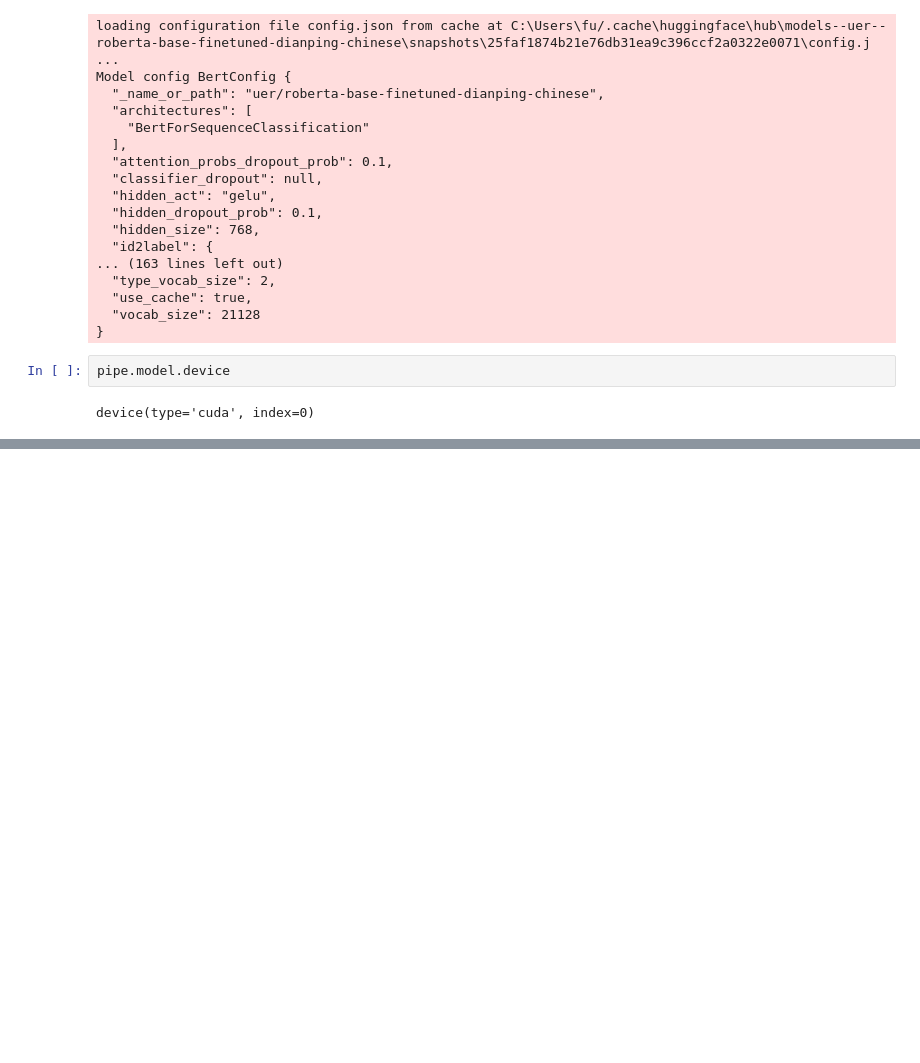
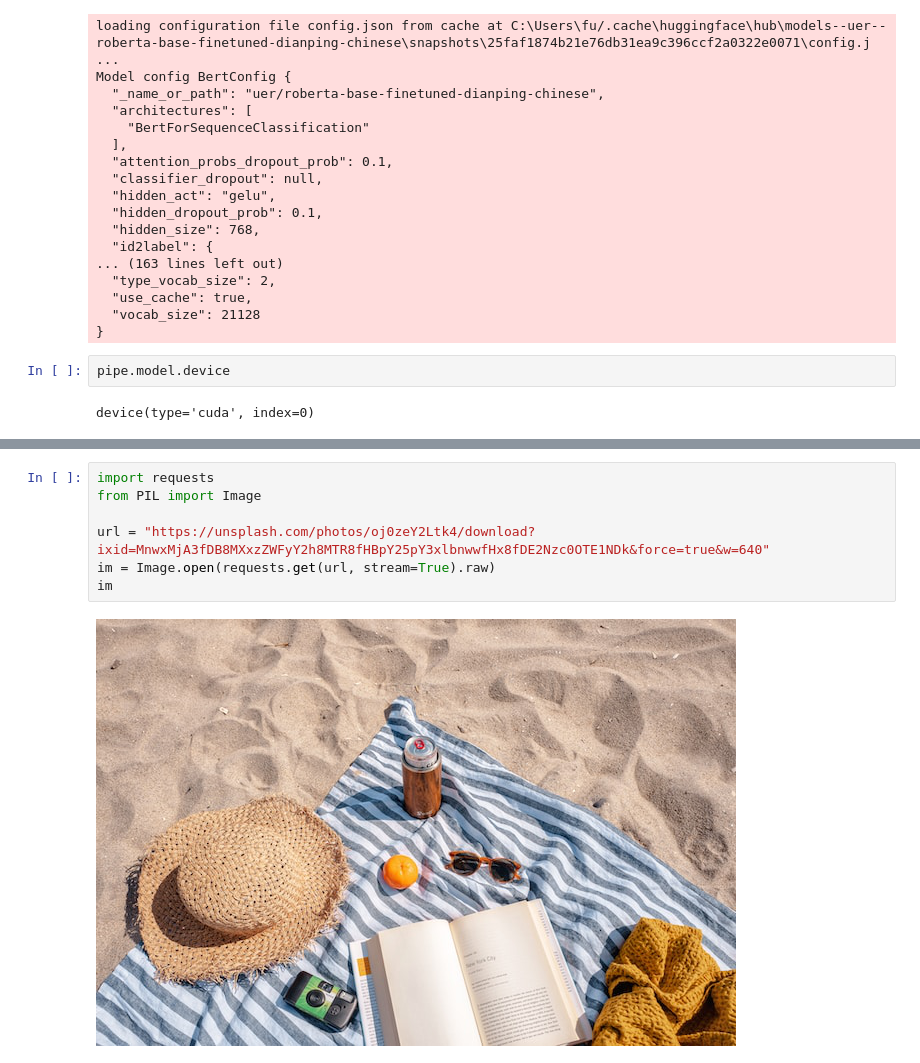
Before and after one commit to ServiceCloud/transformers_huggingfaces_ncku, a Jupyter notebook: 02-pipeline/pipeline.ipynb, the cells around one changed output, grey strips where cells are left out. Drawn from its saved outputs; the diff is of its cells as text; blank space fills up the shorter version.

```diff
--- a/02-pipeline/pipeline.ipynb
+++ b/02-pipeline/pipeline.ipynb
@@ -147,0 +203,9 @@ print(sum(times) / 100)
+# %%
+import requests
+from PIL import Image
+
+url = "https://unsplash.com/photos/oj0zeY2Ltk4/download?ixid=MnwxMjA3fDB8MXxzZWFyY2h8MTR8fHBpY25pY3xlbnwwfHx8fDE2Nzc0OTE1NDk&force=true&w=640"
+im = Image.open(requests.get(url, stream=True).raw)
+im
+# %% [output]
+[figure, added]
```
Also changed, not shown: parts of 11 cells of this notebook, 1 other file.
